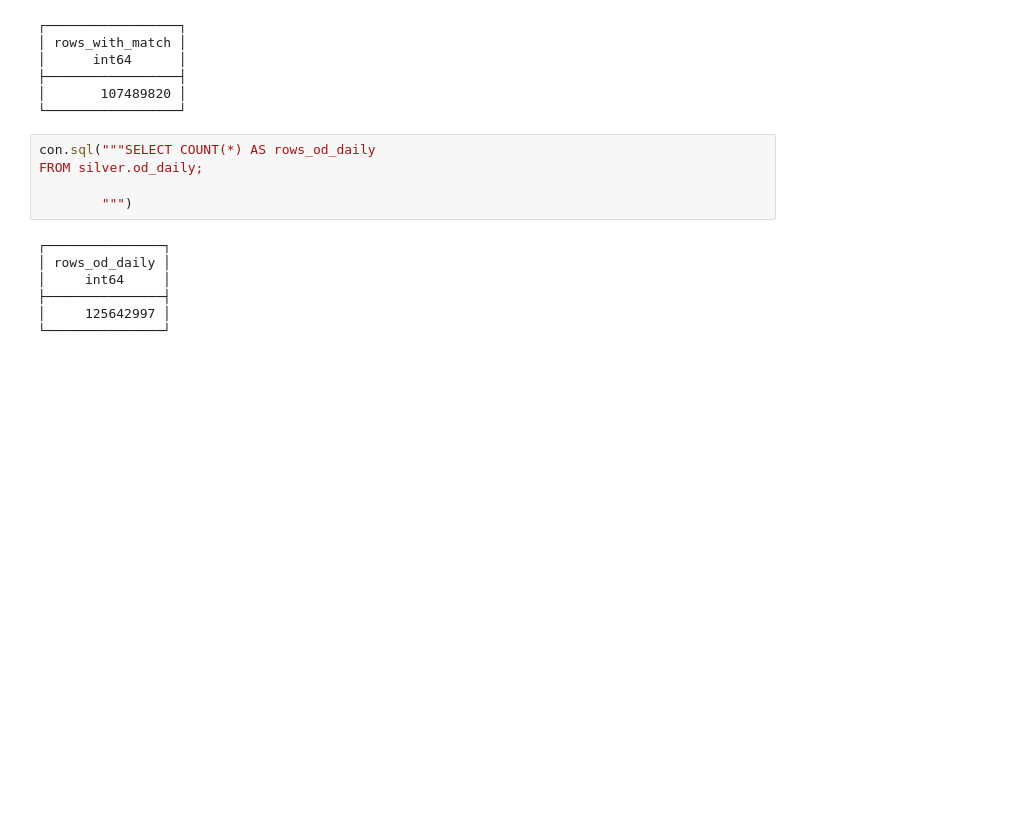
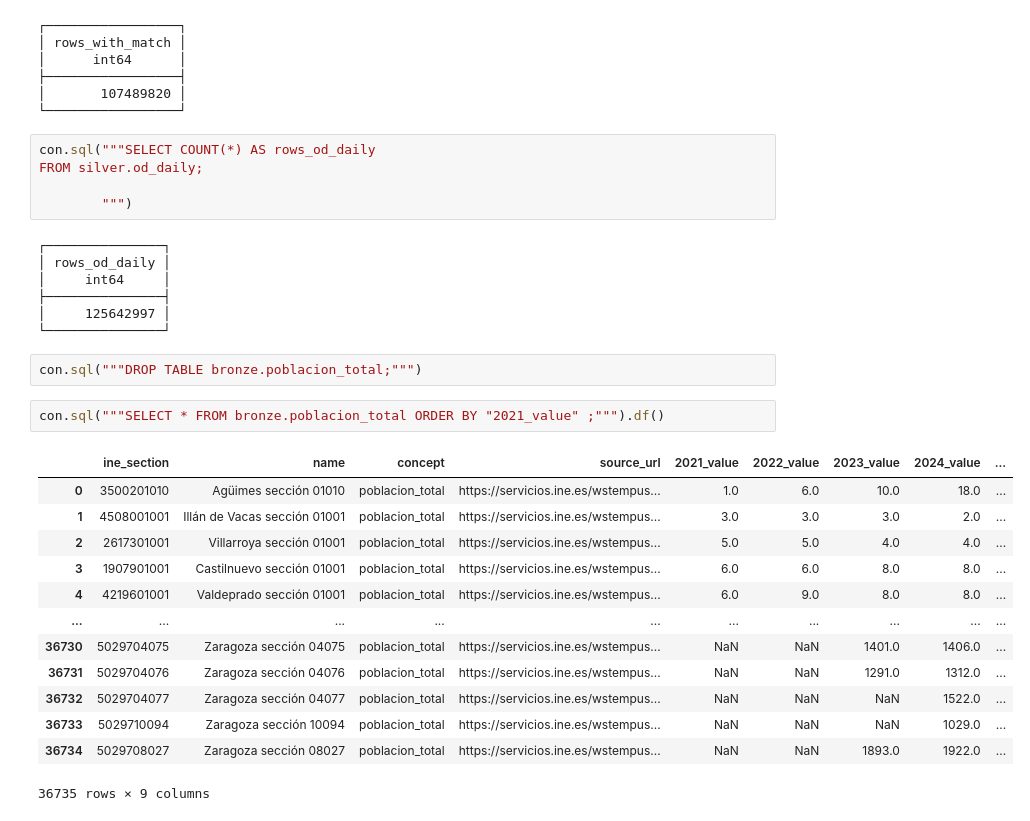
Before and after one commit to AleacionFerrica/BDET_mobility, a Jupyter notebook: duck_lake.ipynb, the cells around one changed output. Saved outputs shown, nothing was run; the diff lists cells and outputs as text; blank space fills up the shorter version.

```diff
--- a/duck_lake.ipynb
+++ b/duck_lake.ipynb
@@ -1405,3 +1710,21 @@ FROM silver.od_daily;
 ├───────────────┤
 │     125642997 │
 └───────────────┘
+# %%
+con.sql("""DROP TABLE bronze.poblacion_total;""")
+# %%
+con.sql("""SELECT * FROM bronze.poblacion_total ORDER BY "2021_value" ;""").df()
+# %% [output]
+|  | ine_section | name | concept | source_url | 2021_value | 2022_value | 2023_value | 2024_value | ... |
+| 0 | 3500201010 | Agüimes sección 01010 | poblacion_total | https://servicios.ine.es/wstempus... | 1.0 | 6.0 | 10.0 | 18.0 | ... |
+| 1 | 4508001001 | Illán de Vacas sección 01001 | poblacion_total | https://servicios.ine.es/wstempus... | 3.0 | 3.0 | 3.0 | 2.0 | ... |
+| 2 | 2617301001 | Villarroya sección 01001 | poblacion_total | https://servicios.ine.es/wstempus... | 5.0 | 5.0 | 4.0 | 4.0 | ... |
+| 3 | 1907901001 | Castilnuevo sección 01001 | poblacion_total | https://servicios.ine.es/wstempus... | 6.0 | 6.0 | 8.0 | 8.0 | ... |
+| 4 | 4219601001 | Valdeprado sección 01001 | poblacion_total | https://servicios.ine.es/wstempus... | 6.0 | 9.0 | 8.0 | 8.0 | ... |
+| ... | ... | ... | ... | ... | ... | ... | ... | ... | ... |
+| 36730 | 5029704075 | Zaragoza sección 04075 | poblacion_total | https://servicios.ine.es/wstempus... | NaN | NaN | 1401.0 | 1406.0 | ... |
+| 36731 | 5029704076 | Zaragoza sección 04076 | poblacion_total | https://servicios.ine.es/wstempus... | NaN | NaN | 1291.0 | 1312.0 | ... |
+| 36732 | 5029704077 | Zaragoza sección 04077 | poblacion_total | https://servicios.ine.es/wstempus... | NaN | NaN | NaN | 1522.0 | ... |
+| 36733 | 5029710094 | Zaragoza sección 10094 | poblacion_total | https://servicios.ine.es/wstempus... | NaN | NaN | NaN | 1029.0 | ... |
+| 36734 | 5029708027 | Zaragoza sección 08027 | poblacion_total | https://servicios.ine.es/wstempus... | NaN | NaN | 1893.0 | 1922.0 | ... |
+36735 rows × 9 columns
```
Also changed, not shown: parts of 45 cells of this notebook, 4 other files.
